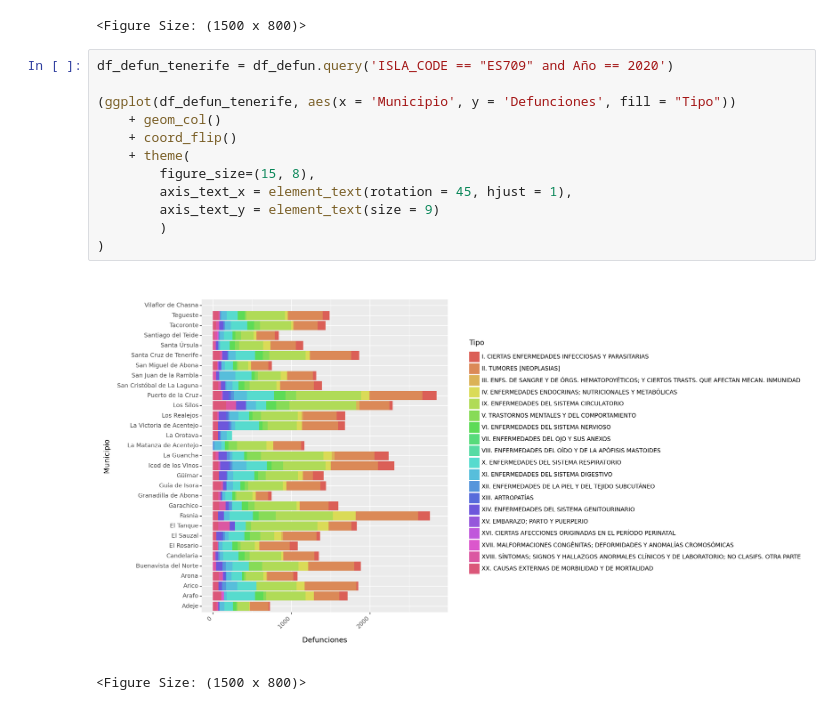
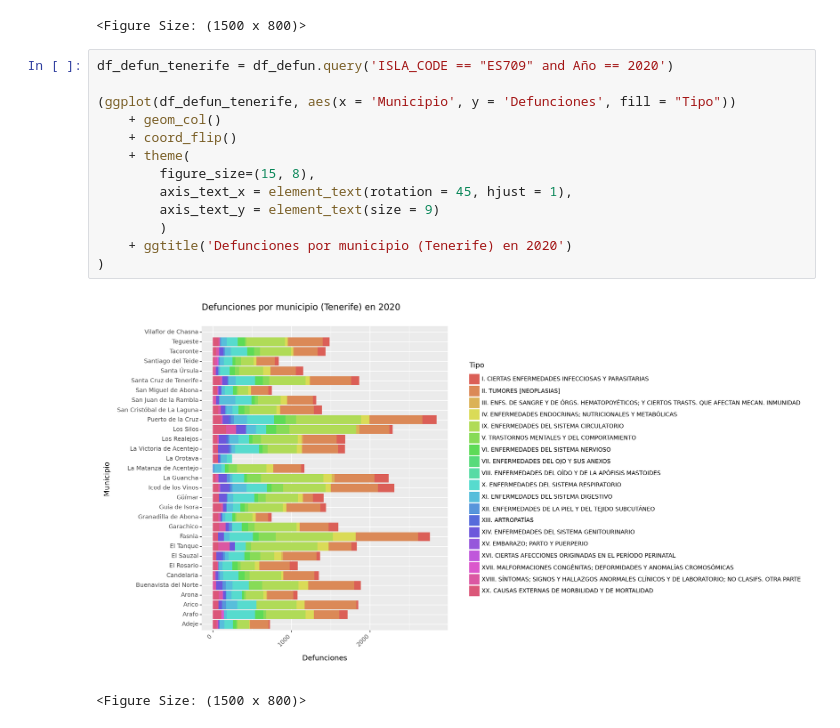
Before and after one commit to alu0101351773/VIS_proyecto, a Jupyter notebook: src/proyecto.ipynb, the cells around one changed output. Saved outputs shown, nothing was run; the diff lists cells and outputs as text.

```diff
--- a/src/proyecto.ipynb
+++ b/src/proyecto.ipynb
@@ -356,17 +356,18 @@ df_defun_tenerife = df_defun.query('ISLA_CODE == "ES709" and Año == 2019')
 # %%
 df_defun_tenerife = df_defun.query('ISLA_CODE == "ES709" and Año == 2020')
 
 (ggplot(df_defun_tenerife, aes(x = 'Municipio', y = 'Defunciones', fill = "Tipo"))
     + geom_col()
     + coord_flip()
     + theme(
         figure_size=(15, 8),
         axis_text_x = element_text(rotation = 45, hjust = 1),
         axis_text_y = element_text(size = 9)
         )
+    + ggtitle('Defunciones por municipio (Tenerife) en 2020')
 )
 # %% [output]
-[figure, old version]
+[figure, new version]
 <Figure Size: (1500 x 800)>
 # %%
 df_defun_tenerife = df_defun.query('ISLA_CODE == "ES709" and Año == 2021')
```
Also changed, not shown: parts of 7 cells of this notebook.
